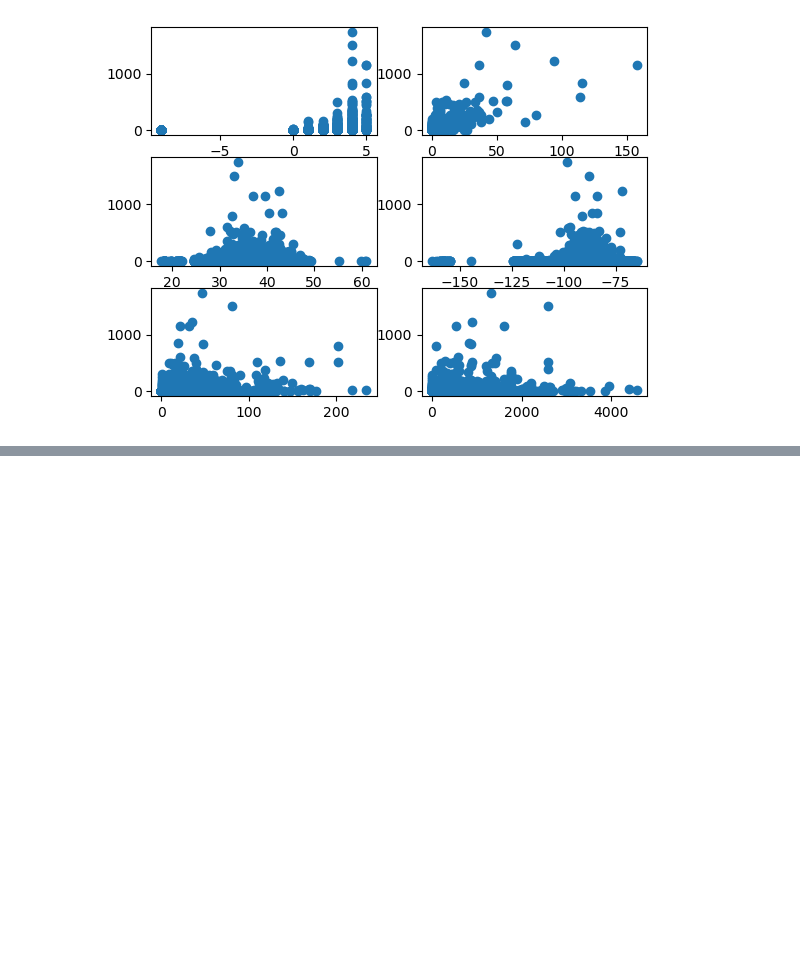
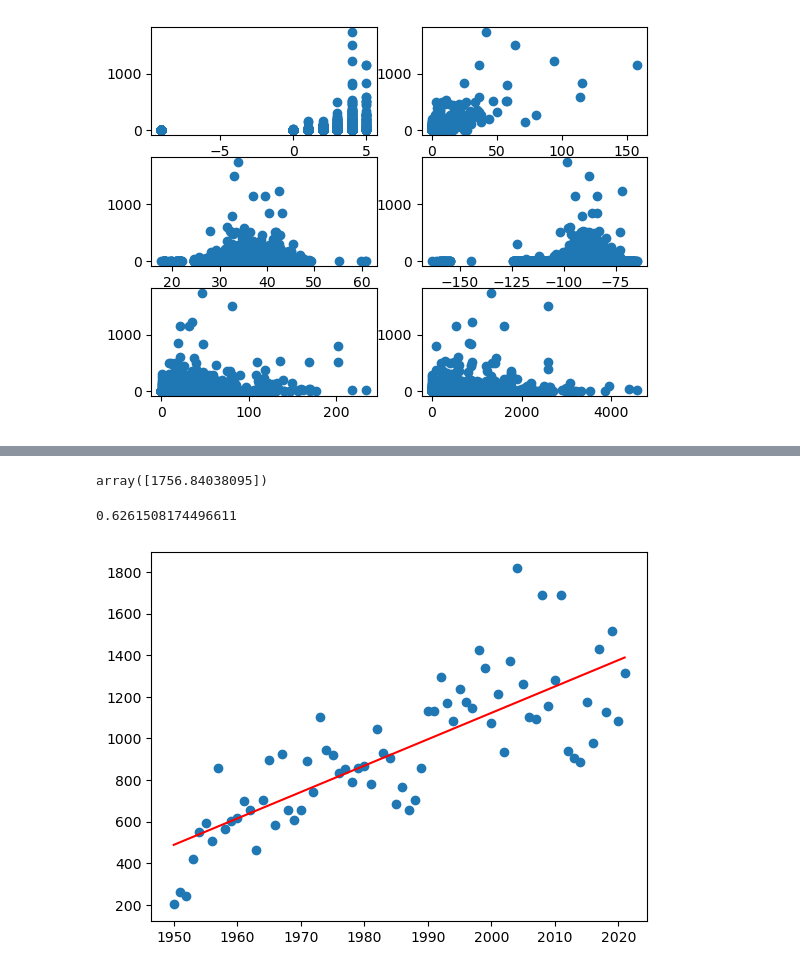
Before and after one commit to amiecostello22/Tornado_Alley, a Jupyter notebook: ML_Model.ipynb, the cells around one changed output, grey strips where cells are left out. Drawn from its saved outputs; the diff is of its cells as text; code cells hidden in the pictures; blank space fills up the shorter version.

Commit message:
Added Linear regression model

```diff
--- a/ML_Model.ipynb
+++ b/ML_Model.ipynb
@@ -308,0 +332,10 @@ plt.scatter(tornado_df['Width_in_Yards'],tornado_df['Injuries'])
+# %%
+# Assign x and y values (a,b) respectively.
+a=count_df.Year.values.reshape(-1,1)
+b=count_df.Count
+# %%
+# Create Model
+lr = LinearRegression()
+# %%
+# Train model
+lr.fit(a,b)
@@ -308,0 +352,3 @@ plt.scatter(tornado_df['Width_in_Yards'],tornado_df['Injuries'])
+# %%
+b_pred = lr.predict(a)
+print(b_pred)
@@ -308,0 +371,17 @@ plt.scatter(tornado_df['Width_in_Yards'],tornado_df['Injuries'])
+# %%
+# Predict future year
+lr.predict([[2050]])
+# %% [output]
+array([1756.84038095])
+# %%
+# Check accuracy based on data
+metrics.r2_score(b,b_pred)
+# %% [output]
+0.6261508174496611
+# %%
+# plot  the count_df
+plt.scatter(a, b)
+plt.plot(a, b_pred, color='red')
+plt.show()
+# %% [output]
+[figure, added]
```
Also changed, not shown: parts of 13 cells of this notebook.
